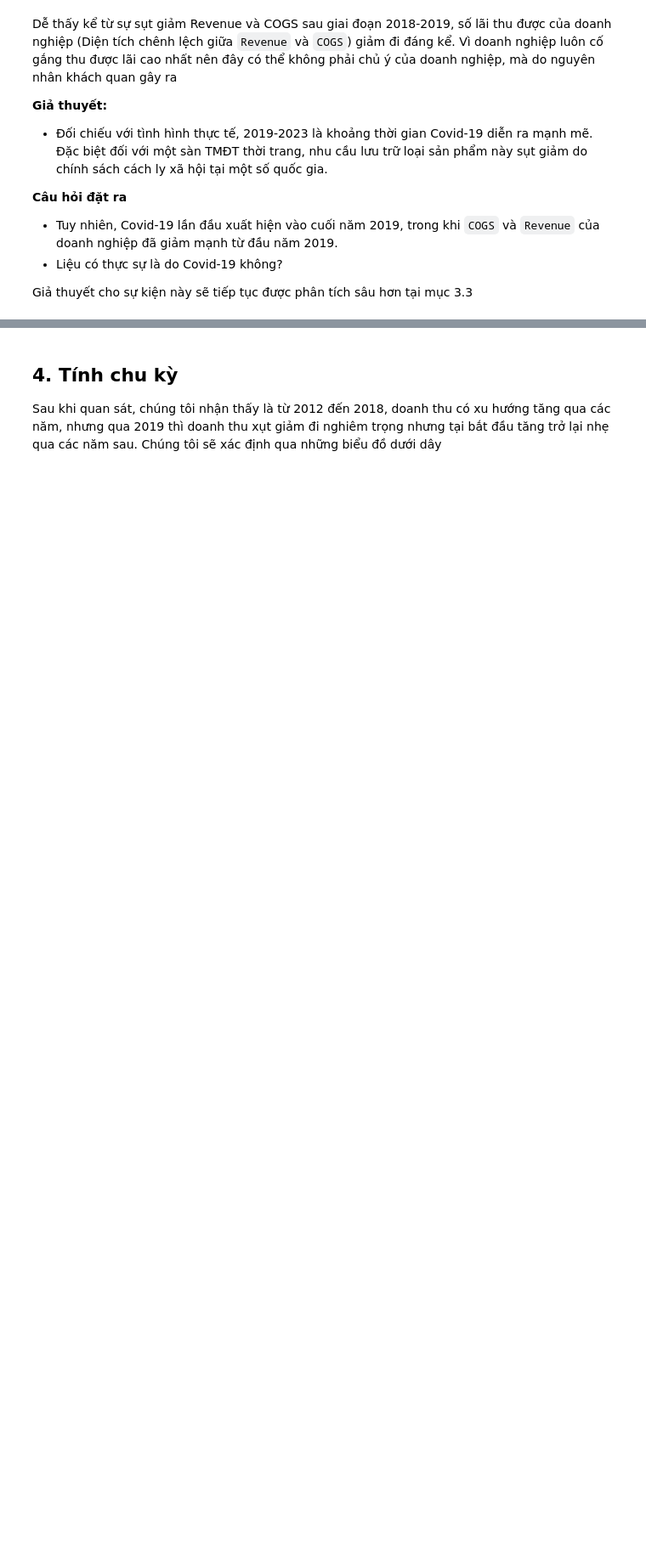
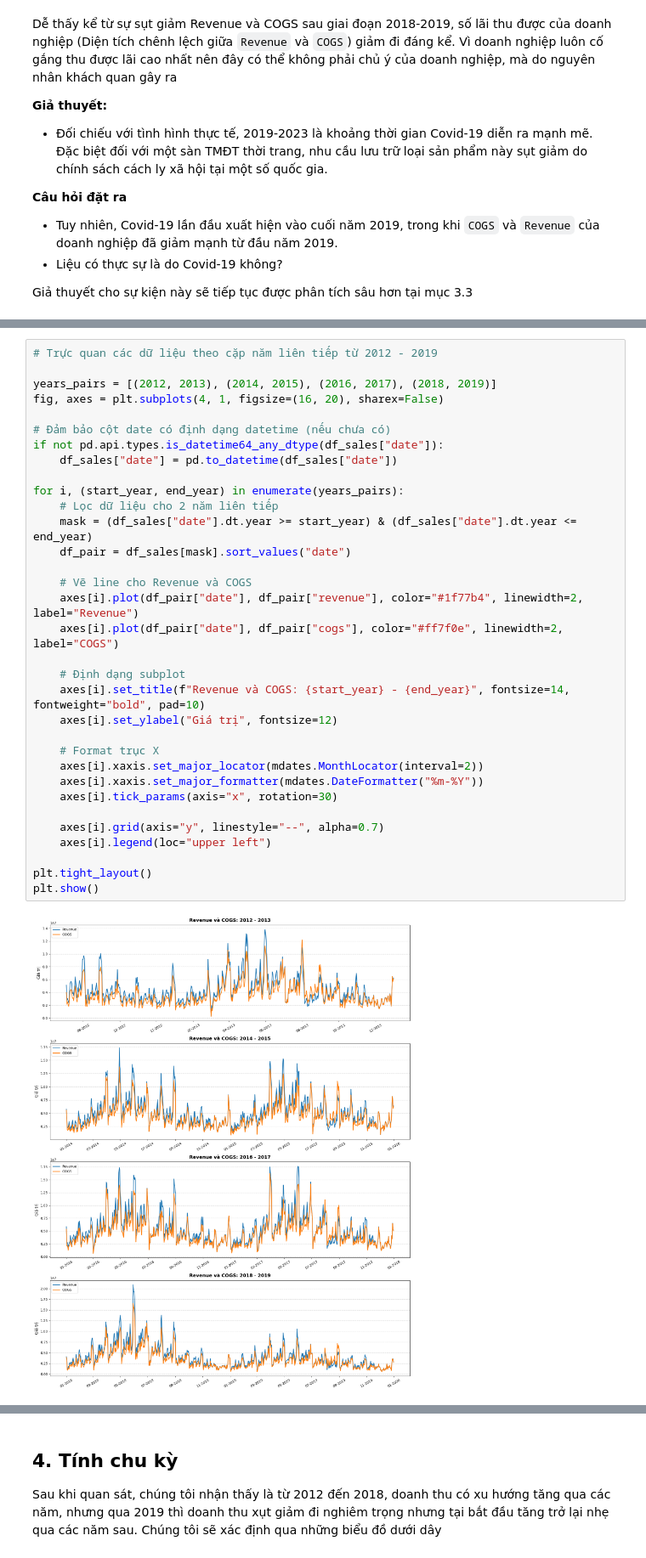
Before and after one commit to anhthu0910/vimchanhxa-datathon, a Jupyter notebook: notebooks/02_EDA_DEMO.ipynb, the cells around one changed output, grey strips where cells are left out. Shown at 85% size. Drawn from its saved outputs; the diff is of its cells as text; blank space fills up the shorter version.

```diff
--- a/notebooks/02_EDA_DEMO.ipynb
+++ b/notebooks/02_EDA_DEMO.ipynb
@@ -317,0 +318,35 @@ plt.show()
+# %%
+# Trực quan các dữ liệu theo cặp năm liên tiếp từ 2012 - 2019
+
+years_pairs = [(2012, 2013), (2014, 2015), (2016, 2017), (2018, 2019)]
+fig, axes = plt.subplots(4, 1, figsize=(16, 20), sharex=False)
+
+# Đảm bảo cột date có định dạng datetime (nếu chưa có)
+if not pd.api.types.is_datetime64_any_dtype(df_sales["date"]):
+    df_sales["date"] = pd.to_datetime(df_sales["date"])
+
+for i, (start_year, end_year) in enumerate(years_pairs):
+    # Lọc dữ liệu cho 2 năm liên tiếp
+    mask = (df_sales["date"].dt.year >= start_year) & (df_sales["date"].dt.year <= end_year)
+    df_pair = df_sales[mask].sort_values("date")
+
+    # Vẽ line cho Revenue và COGS
+    axes[i].plot(df_pair["date"], df_pair["revenue"], color="#1f77b4", linewidth=2, label="Revenue")
+    axes[i].plot(df_pair["date"], df_pair["cogs"], color="#ff7f0e", linewidth=2, label="COGS")
+
+    # Định dạng subplot
+    axes[i].set_title(f"Revenue và COGS: {start_year} - {end_year}", fontsize=14, fontweight="bold", pad=10)
+    axes[i].set_ylabel("Giá trị", fontsize=12)
+
+    # Format trục X
+    axes[i].xaxis.set_major_locator(mdates.MonthLocator(interval=2))
+    axes[i].xaxis.set_major_formatter(mdates.DateFormatter("%m-%Y"))
+    axes[i].tick_params(axis="x", rotation=30)
+
+    axes[i].grid(axis="y", linestyle="--", alpha=0.7)
+    axes[i].legend(loc="upper left")
+
+plt.tight_layout()
+plt.show()
+# %% [output]
+[figure, added]
```
Also changed, not shown: parts of 3 cells of this notebook, 1 other file.
